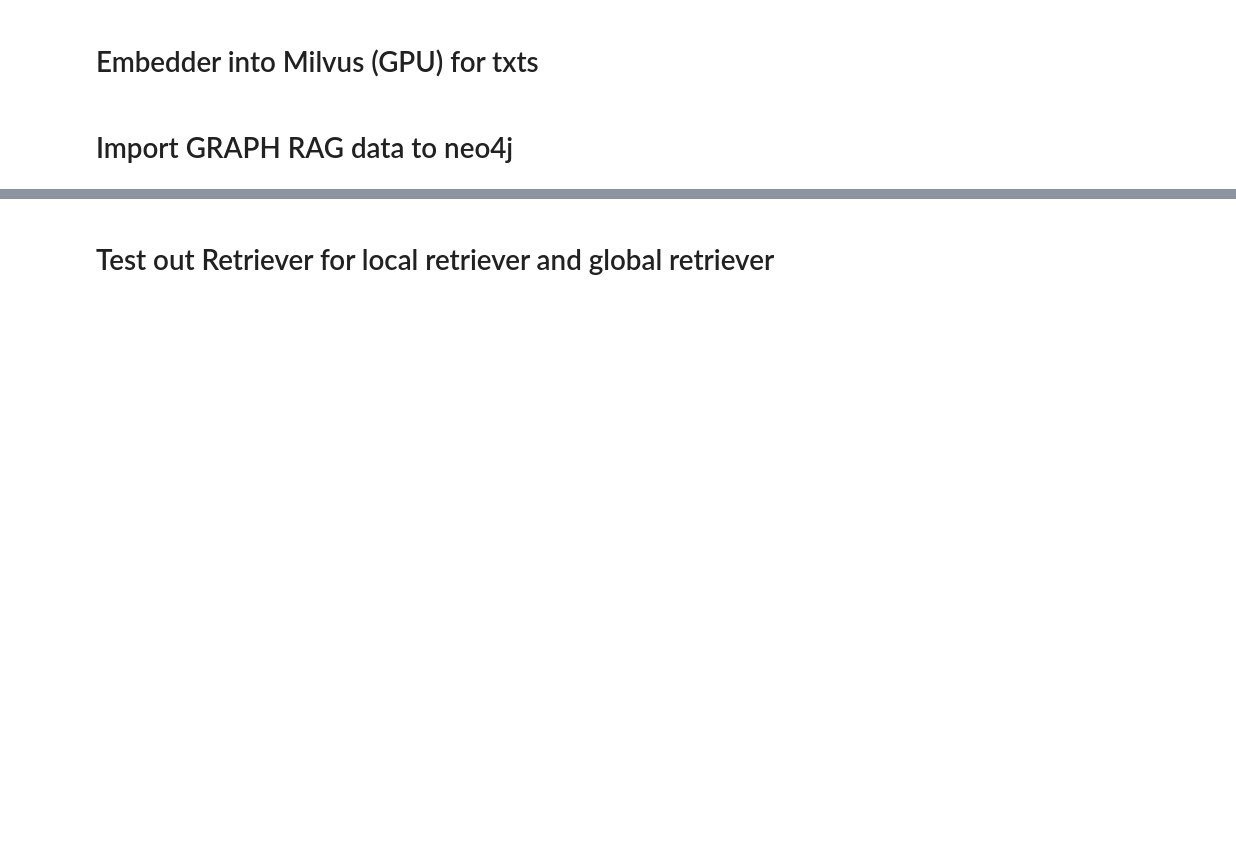
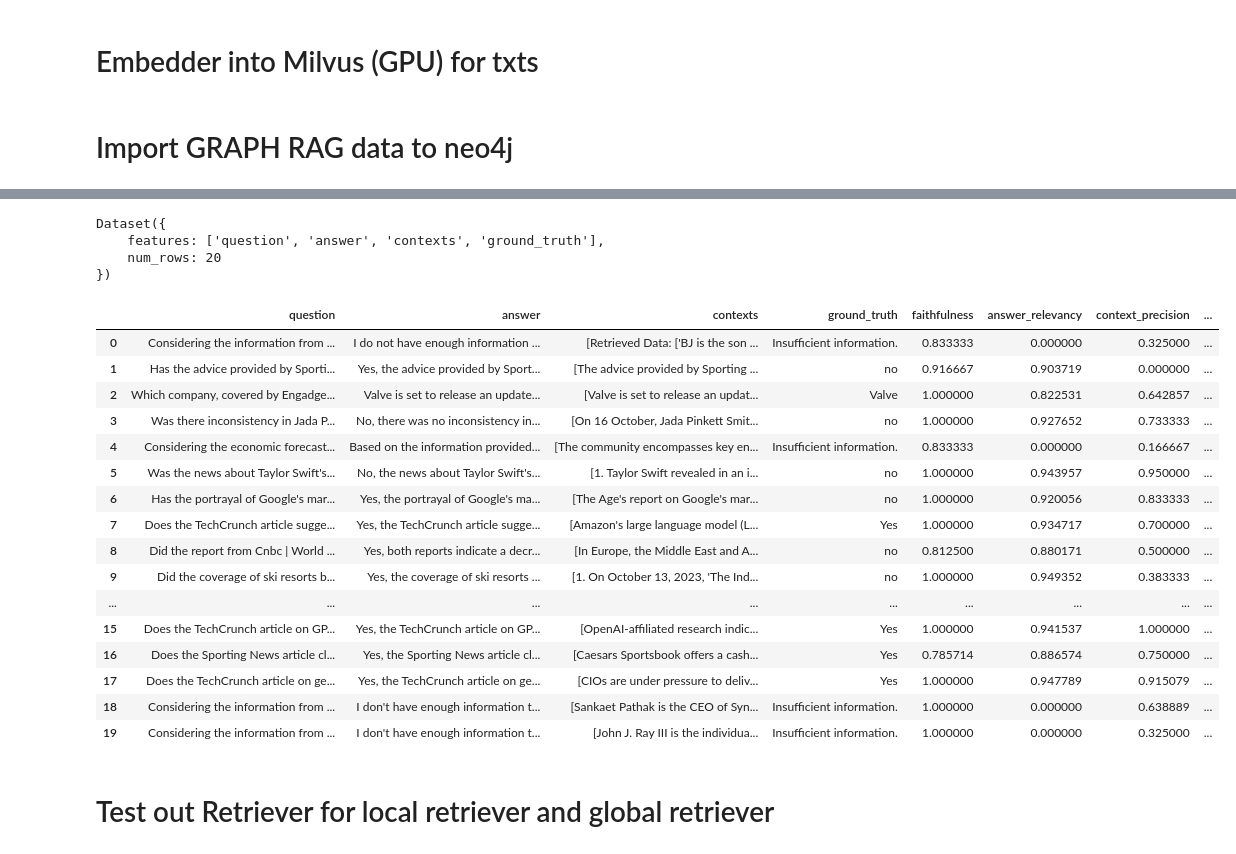
Before and after one commit to yarikama/Agentic-Advanced-RAG, a Jupyter notebook: src/graphrag.ipynb, the cells around one changed output, grey strips where cells are left out. Drawn from its saved outputs; the diff is of its cells as text; code cells hidden in the pictures; blank space fills up the shorter version.

```diff
--- a/src/graphrag.ipynb
+++ b/src/graphrag.ipynb
@@ -212,0 +281,5 @@ answer
+# %%
+import pandas as pd
+df_dataset_multihop = pd.read_parquet("/home/yarikama/VGMARS/src/.parquet/multihop_dataset.parquet")[20:40]
+queries = df_dataset_multihop["query"].to_list()
+queries
@@ -339,0 +361,5 @@ for s in app.stream({"topic": "animals"}):
+# %%
+df_dataset_multihop["retrieval_list"] = results["all_contexts_multihop"]
+df_dataset_multihop["model_answer"] = results["all_results"]
+df_dataset_multihop.to_json("/home/yarikama/VGMARS/src/.dataset/multihop/result_sample_10.json", orient="records", indent=4)
+df_dataset_multihop
@@ -339,0 +386,8 @@ for s in app.stream({"topic": "animals"}):
+# %%
+ragas_multihop = pd.DataFrame({
+    "question": df_dataset_multihop["query"],
+    "answer": df_dataset_multihop["model_answer"],
+    "contexts": results["all_contexts_ragas"],
+    "ground_truth": df_dataset_multihop["gold_answer"]
+})
+ragas_multihop
@@ -340,3 +412,51 @@ for s in app.stream({"topic": "animals"}):
+# %%
+from datasets import Dataset
+ragas_multihop_evaluation = Dataset.from_pandas(ragas_multihop)
+ragas_multihop_evaluation
+# %% [output]
+Dataset({
+    features: ['question', 'answer', 'contexts', 'ground_truth'],
+    num_rows: 20
+})
+# %%
+from ragas import evaluate
+from ragas.metrics import (
+    faithfulness,
+    answer_relevancy,
+    context_recall,
+    context_precision,
+)
+
+result = evaluate(
+    dataset = ragas_multihop_evaluation,
+    metrics=[
+        faithfulness,
+        answer_relevancy,
+        context_precision,
+        context_recall,
+    ],
+)
+
+df = result.to_pandas()
+df
+# %% [output]
+|  | question | answer | contexts | ground_truth | faithfulness | answer_relevancy | context_precision | ... |
+| 0 | Considering the information from ... | I do not have enough information ... | [Retrieved Data: ['BJ is the son ... | Insufficient information. | 0.833333 | 0.000000 | 0.325000 | ... |
+| 1 | Has the advice provided by Sporti... | Yes, the advice provided by Sport... | [The advice provided by Sporting ... | no | 0.916667 | 0.903719 | 0.000000 | ... |
+| 2 | Which company, covered by Engadge... | Valve is set to release an update... | [Valve is set to release an updat... | Valve | 1.000000 | 0.822531 | 0.642857 | ... |
+| 3 | Was there inconsistency in Jada P... | No, there was no inconsistency in... | [On 16 October, Jada Pinkett Smit... | no | 1.000000 | 0.927652 | 0.733333 | ... |
+| 4 | Considering the economic forecast... | Based on the information provided... | [The community encompasses key en... | Insufficient information. | 0.833333 | 0.000000 | 0.166667 | ... |
+| 5 | Was the news about Taylor Swift's... | No, the news about Taylor Swift's... | [1. Taylor Swift revealed in an i... | no | 1.000000 | 0.943957 | 0.950000 | ... |
+| 6 | Has the portrayal of Google's mar... | Yes, the portrayal of Google's ma... | [The Age's report on Google's mar... | no | 1.000000 | 0.920056 | 0.833333 | ... |
+| 7 | Does the TechCrunch article sugge... | Yes, the TechCrunch article sugge... | [Amazon's large language model (L... | Yes | 1.000000 | 0.934717 | 0.700000 | ... |
+| 8 | Did the report from Cnbc | World ... | Yes, both reports indicate a decr... | [In Europe, the Middle East and A... | no | 0.812500 | 0.880171 | 0.500000 | ... |
+| 9 | Did the coverage of ski resorts b... | Yes, the coverage of ski resorts ... | [1. On October 13, 2023, 'The Ind... | no | 1.000000 | 0.949352 | 0.383333 | ... |
+| ... | ... | ... | ... | ... | ... | ... | ... | ... |
+| 15 | Does the TechCrunch article on GP... | Yes, the TechCrunch article on GP... | [OpenAI-affiliated research indic... | Yes | 1.000000 | 0.941537 | 1.000000 | ... |
+| 16 | Does the Sporting News article cl... | Yes, the Sporting News article cl... | [Caesars Sportsbook offers a cash... | Yes | 0.785714 | 0.886574 | 0.750000 | ... |
+| 17 | Does the TechCrunch article on ge... | Yes, the TechCrunch article on ge... | [CIOs are under pressure to deliv... | Yes | 1.000000 | 0.947789 | 0.915079 | ... |
+| 18 | Considering the information from ... | I don't have enough information t... | [Sankaet Pathak is the CEO of Syn... | Insufficient information. | 1.000000 | 0.000000 | 0.638889 | ... |
+| 19 | Considering the information from ... | I don't have enough information t... | [John J. Ray III is the individua... | Insufficient information. | 1.000000 | 0.000000 | 0.325000 | ... |
 # %% [markdown]
 # Test out Retriever for local retriever and global retriever
 # %%
```
Also changed, not shown: parts of 23 cells of this notebook, 26 other files.
